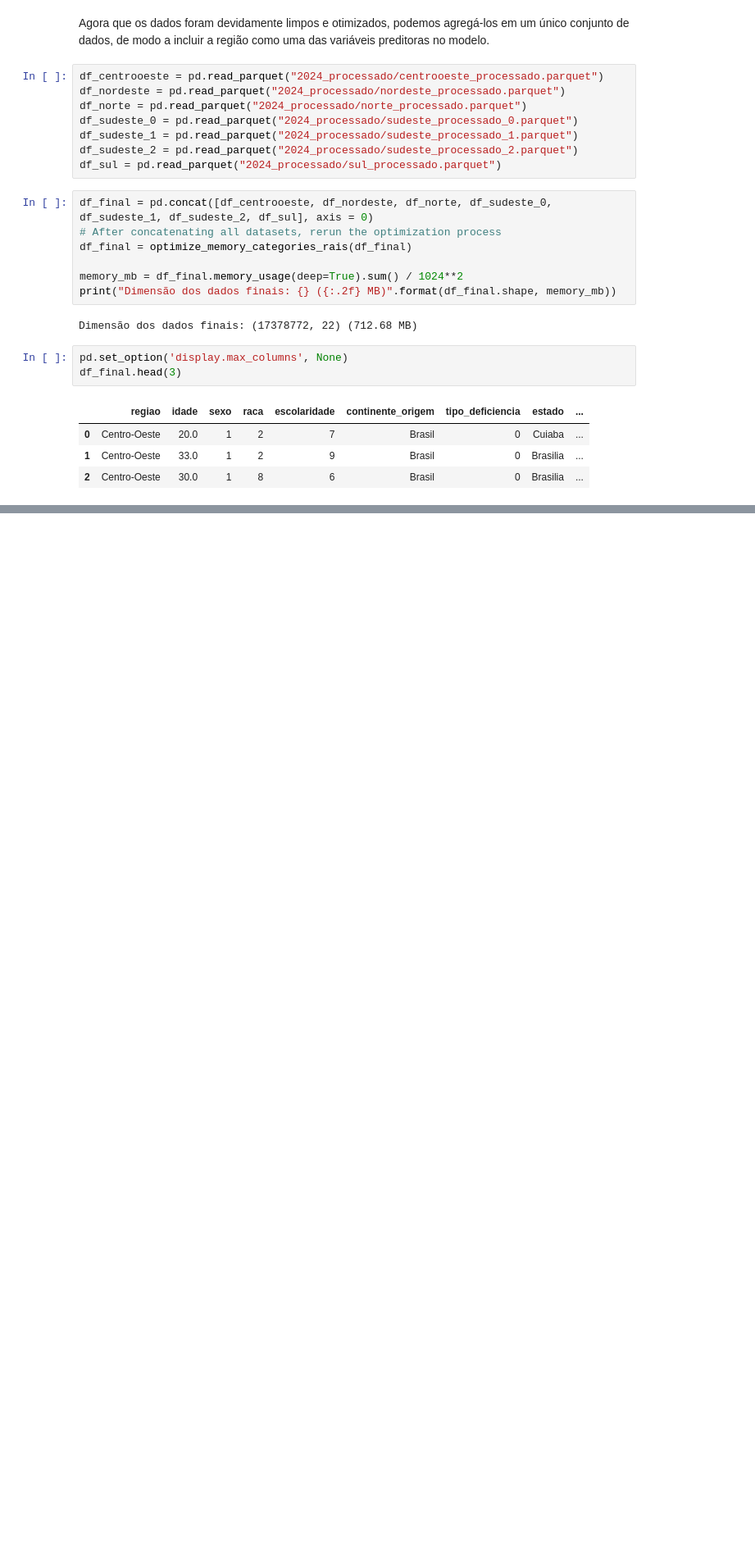
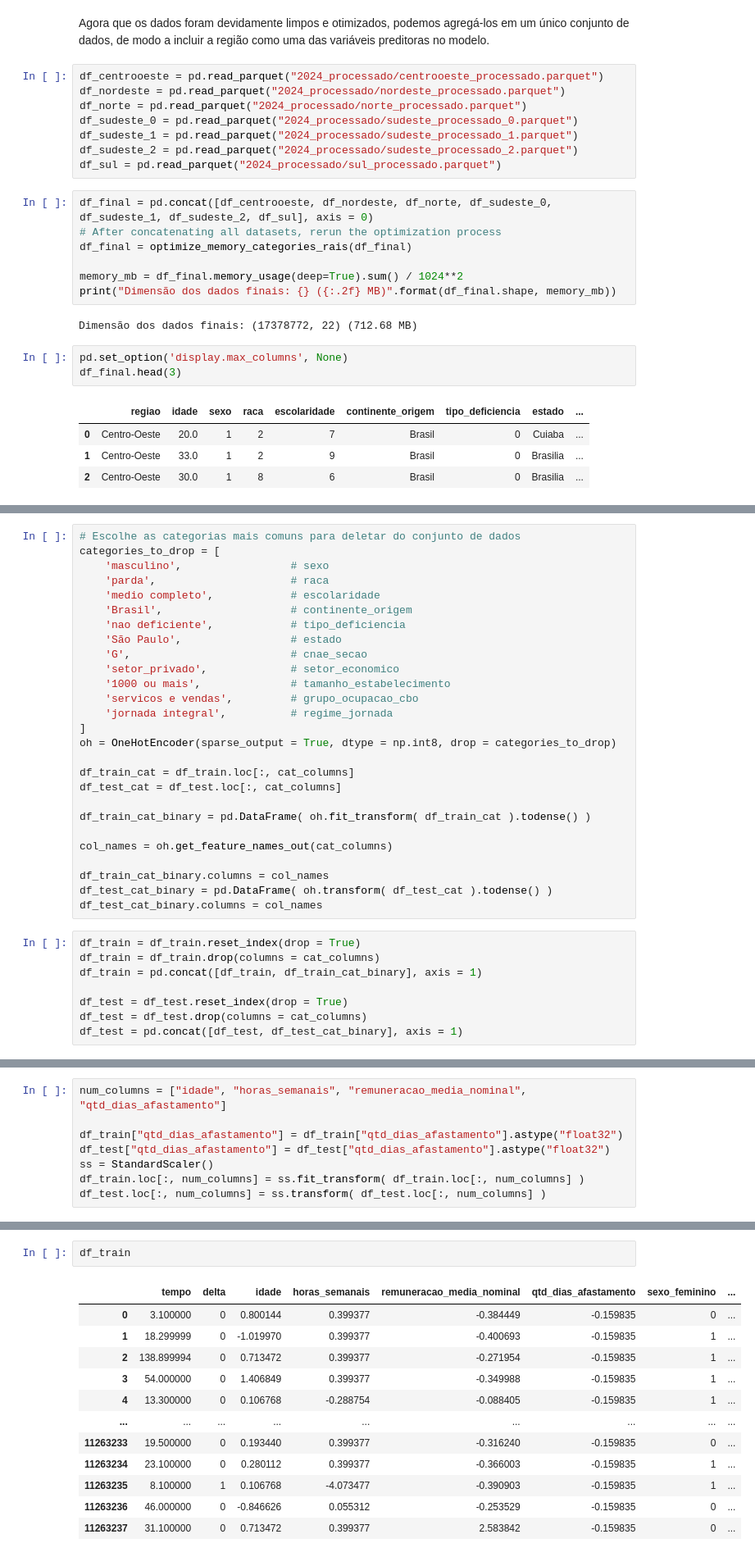
Before and after one commit to nhilariosilva/rais_analysis, a Jupyter notebook: Rais - Limpeza dados.ipynb, the cells around one changed output, grey strips where cells are left out. Shown at 82% size. Cells and saved outputs as stored; diff of their text form; blank space fills up the shorter version.

Commit message:
Data preprocessing finished. Studying the best way to configure tf.Dataset generators

```diff
--- a/Rais - Limpeza dados.ipynb
+++ b/Rais - Limpeza dados.ipynb
@@ -1200,0 +1281,35 @@ df_final.to_parquet("2024_processado/dados_finais.parquet")
+# %%
+# Escolhe as categorias mais comuns para deletar do conjunto de dados
+categories_to_drop = [
+    'masculino',                 # sexo
+    'parda',                     # raca
+    'medio completo',            # escolaridade
+    'Brasil',                    # continente_origem
+    'nao deficiente',            # tipo_deficiencia
+    'São Paulo',                 # estado
+    'G',                         # cnae_secao
+    'setor_privado',             # setor_economico
+    '1000 ou mais',              # tamanho_estabelecimento
+    'servicos e vendas',         # grupo_ocupacao_cbo
+    'jornada integral',          # regime_jornada
+]
+oh = OneHotEncoder(sparse_output = True, dtype = np.int8, drop = categories_to_drop)
+
+df_train_cat = df_train.loc[:, cat_columns]
+df_test_cat = df_test.loc[:, cat_columns]
+
+df_train_cat_binary = pd.DataFrame( oh.fit_transform( df_train_cat ).todense() )
+
+col_names = oh.get_feature_names_out(cat_columns)
+
+df_train_cat_binary.columns = col_names
+df_test_cat_binary = pd.DataFrame( oh.transform( df_test_cat ).todense() )
+df_test_cat_binary.columns = col_names
+# %%
+df_train = df_train.reset_index(drop = True)
+df_train = df_train.drop(columns = cat_columns)
+df_train = pd.concat([df_train, df_train_cat_binary], axis = 1)
+
+df_test = df_test.reset_index(drop = True)
+df_test = df_test.drop(columns = cat_columns)
+df_test = pd.concat([df_test, df_test_cat_binary], axis = 1)
@@ -1200,0 +1330,8 @@ df_final.to_parquet("2024_processado/dados_finais.parquet")
+# %%
+num_columns = ["idade", "horas_semanais", "remuneracao_media_nominal", "qtd_dias_afastamento"]
+
+df_train["qtd_dias_afastamento"] = df_train["qtd_dias_afastamento"].astype("float32")
+df_test["qtd_dias_afastamento"] = df_test["qtd_dias_afastamento"].astype("float32")
+ss = StandardScaler()
+df_train.loc[:, num_columns] = ss.fit_transform( df_train.loc[:, num_columns] )
+df_test.loc[:, num_columns] = ss.transform( df_test.loc[:, num_columns] )
@@ -1200,0 +1436,15 @@ df_final.to_parquet("2024_processado/dados_finais.parquet")
+# %%
+df_train
+# %% [output]
+|  | tempo | delta | idade | horas_semanais | remuneracao_media_nominal | qtd_dias_afastamento | sexo_feminino | ... |
+| 0 | 3.100000 | 0 | 0.800144 | 0.399377 | -0.384449 | -0.159835 | 0 | ... |
+| 1 | 18.299999 | 0 | -1.019970 | 0.399377 | -0.400693 | -0.159835 | 1 | ... |
+| 2 | 138.899994 | 0 | 0.713472 | 0.399377 | -0.271954 | -0.159835 | 1 | ... |
+| 3 | 54.000000 | 0 | 1.406849 | 0.399377 | -0.349988 | -0.159835 | 1 | ... |
+| 4 | 13.300000 | 0 | 0.106768 | -0.288754 | -0.088405 | -0.159835 | 1 | ... |
+| ... | ... | ... | ... | ... | ... | ... | ... | ... |
+| 11263233 | 19.500000 | 0 | 0.193440 | 0.399377 | -0.316240 | -0.159835 | 0 | ... |
+| 11263234 | 23.100000 | 0 | 0.280112 | 0.399377 | -0.366003 | -0.159835 | 1 | ... |
+| 11263235 | 8.100000 | 1 | 0.106768 | -4.073477 | -0.390903 | -0.159835 | 1 | ... |
+| 11263236 | 46.000000 | 0 | -0.846626 | 0.055312 | -0.253529 | -0.159835 | 0 | ... |
+| 11263237 | 31.100000 | 0 | 0.713472 | 0.399377 | 2.583842 | -0.159835 | 0 | ... |
```
Also changed, not shown: parts of 25 cells of this notebook, 1 other file.
